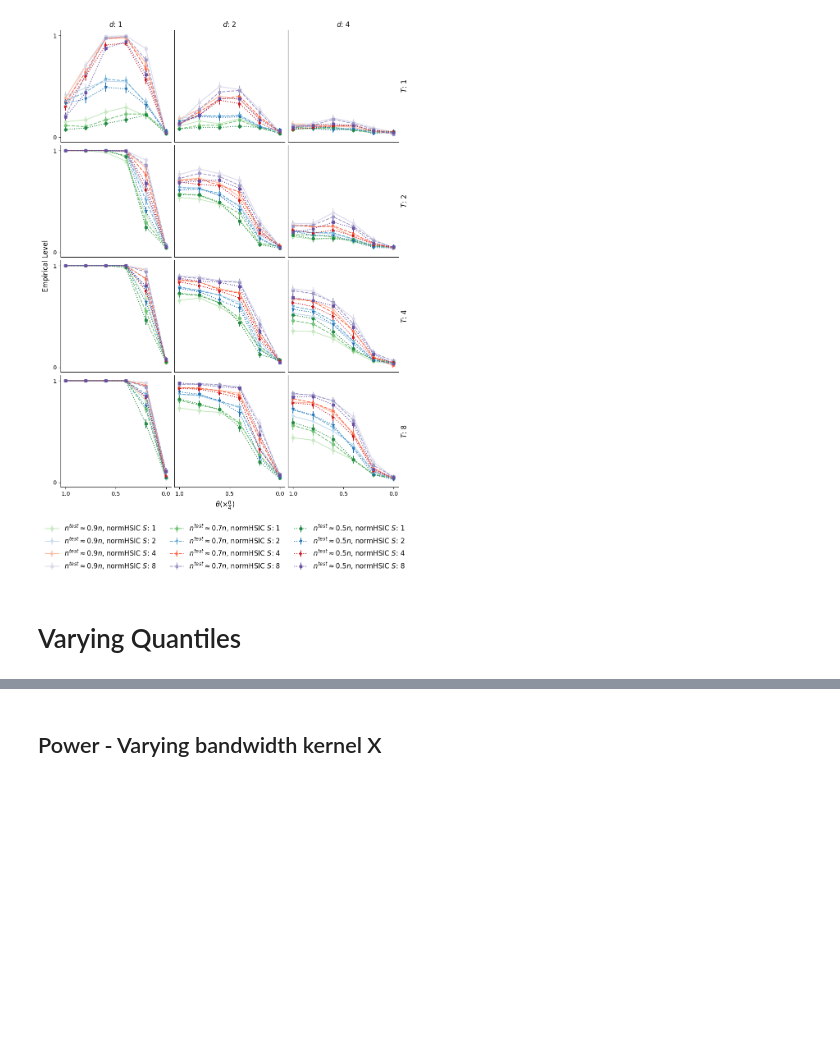
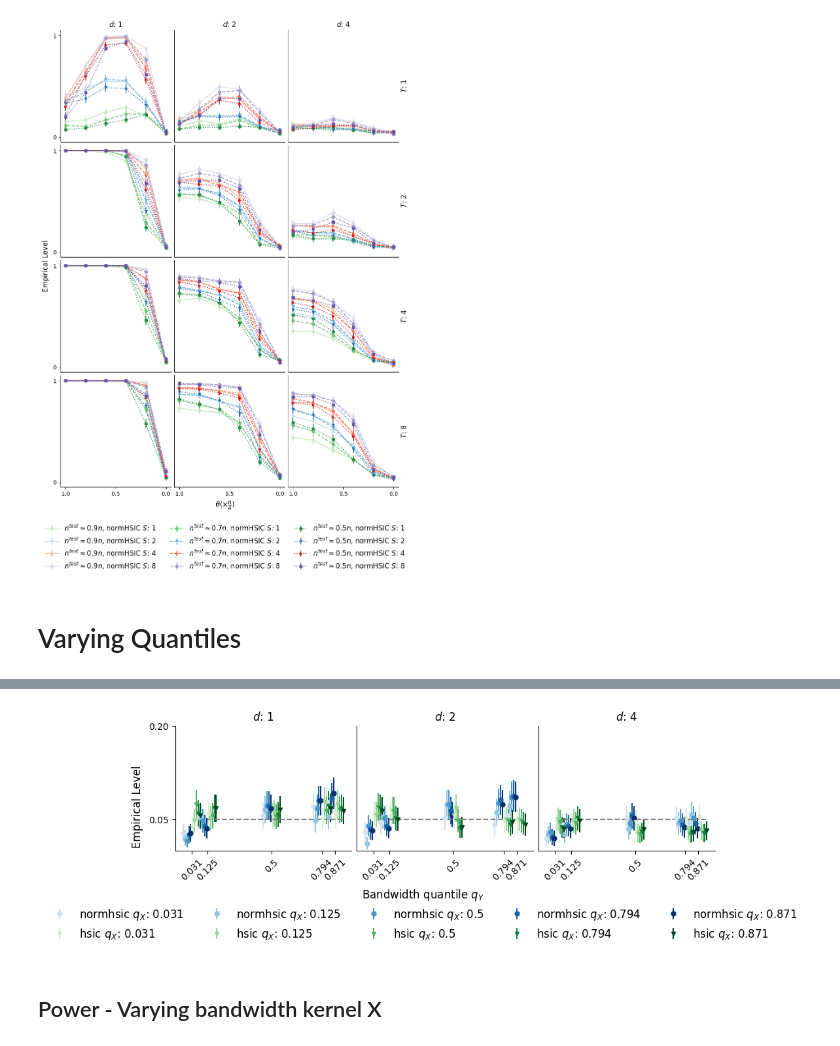
Before and after one commit to latt123/normHSIC_experiments, a Jupyter notebook: hsic_comparision/analysis.ipynb, the cells around one changed output, grey strips where cells are left out. Cells and saved outputs as stored; diff of their text form; code cells hidden in the pictures; blank space fills up the shorter version.

Commit message:
plot for quantiles and aggregation comparision

```diff
--- a/hsic_comparision/analysis.ipynb
+++ b/hsic_comparision/analysis.ipynb
@@ -403,0 +406,91 @@ Text(0.02, 0.5, 'Empirical Level')
+# %%
+path = 'results/snakemake_quantiles/output'
+n = 512
+dist = 'a'
+d_list = [1, 2, 4]
+method_list = ['normhsic', 'hsic']
+proportion_train = 0.3
+truncation_X = 4
+truncation_e = 4
+
+scale_pi_over_four = 0
+q_X_list = [2**(-1/5), 2**(-1/3), 2**(-1), 2**(-3), 2**(-5)]
+q_X_list.sort()
+q_Y_list = [2**(-1/5), 2**(-1/3), 2**(-1), 2**(-3), 2**(-5)]
+q_Y_list.sort()
+qY_string_list = []
+for q_Y in q_Y_list:
+    qY_string_list.append(np.round(q_Y, 3))
+qX_string_list = []
+for q_X in q_X_list:
+    qX_string_list.append(f'{np.round(q_X, 3)}')
+
+
+N_colors = len(q_X_list) + 1
+blues = [plt.cm.Blues(i / (N_colors - 1)) for i in range(N_colors)][1:]
+reds = [plt.cm.Reds(i / (N_colors - 1)) for i in range(N_colors)][1:]
+purples = [plt.cm.Purples(i / (N_colors - 1)) for i in range(N_colors)][1:]
+greens = [plt.cm.Greens(i / (N_colors - 1)) for i in range(N_colors)][1:]
+greys = [plt.cm.Greys(i / (N_colors - 1)) for i in range(N_colors)][1:]
+colors_list = [blues, greens, purples, reds, greys]
+
+
+nrows = 1
+ncols = len(d_list)
+fig, axes = plt.subplots(nrows = nrows, ncols = ncols, figsize=(3*ncols, 3*nrows), layout="constrained", sharex = True, sharey = True)
+offsets = np.linspace(-0.05, 0.05, len(method_list)*len(q_Y_list)).reshape((len(method_list), len(q_Y_list)))
+
+# Plot Results
+for i in range(nrows):
+    for j in range(ncols):
+        d = d_list[j]
+        ax = axes[j]
+        for method in method_list:
+            file = f'{path}/{method}/n_{n}_d_{d}_dist_{dist}_angle_{scale_pi_over_four}_proptrain_{proportion_train}_S_{truncation_X}_T_{truncation_e}.csv'
+            k = method_list.index(method)
+            df = pd.read_csv(file, index_col = 0)
+            rep = df.shape[0]
+            for q_X in q_X_list:
+                l = q_X_list.index(q_X)
+                x = []
+                y = []
+                yerr = []
+                for q_Y in q_Y_list:
+                    var_name = f'q_X: {q_X}, q_Y: {q_Y}'
+                    mean = np.mean(df[var_name].values < 0.05)
+                    x.append(np.round(q_Y, 3) + offsets[k,l])
+                    y.append(mean)
+                    yerr.append((np.sqrt(mean*(1 - mean))/np.sqrt(rep))*norm.ppf(1 - alpha_CI/2))
+                label, color, fmt = f'{method} $q_X$: {np.round(q_X, 3)}', colors_list[k][l], marker_list[k]
+                ax.errorbar(x, y, yerr, label = label, color = color,  linewidth=linewidth, capsize=capsize, alpha=transparency, fmt = fmt, ms = ms)
+
+        ax.plot(x, 0.05*np.ones(len(x)), ls = 'dashed', color = 'grey', alpha = transparency)
+
+
+# Formatting
+ax = axes[0]
+ylim = 0.2
+ax.set(yticks = [0.05, ylim], ylim = (0, ylim), xticks= qY_string_list)
+for j in range(ncols):
+    ax = axes[j]
+    ax.set_title(f'$d$: {d_list[j]}', fontsize = fontsize)
+    ax.set_xticklabels(qY_string_list, rotation = 45)
+    ax.spines['top'].set_visible(False)
+    ax.spines['right'].set_visible(False)
+
+for j in range(1, ncols):
+    ax = axes[j]
+    ax.tick_params("y", length = 0)
+
+
+
+
+handles, labels = plt.gca().get_legend_handles_labels()
+order = np.array([0, 5, 1, 6, 2, 7, 3, 8, 4, 9])
+handles = [handles[i] for i in order]
+labels = [labels[i] for i in order]
+fig.supylabel('Empirical Level', fontsize = fontsize)
+fig.supxlabel('Bandwidth quantile $q_Y$', fontsize = fontsize)
+fig.legend(handles, labels, ncol = len(q_Y_list), frameon = False, fontsize = fontsize, loc = 'center',  bbox_to_anchor=(0.5, -0.1))
+# # fig.savefig('hsic_comparision_level_quantiles.pdf', bbox_inches='tight')
+# %% [output]
@@ -404,2 +498,3 @@ Text(0.02, 0.5, 'Empirical Level')
+[figure, added]
 # %% [markdown]
 ## Power - Varying bandwidth kernel X
```
Also changed, not shown: parts of 6 cells of this notebook.
